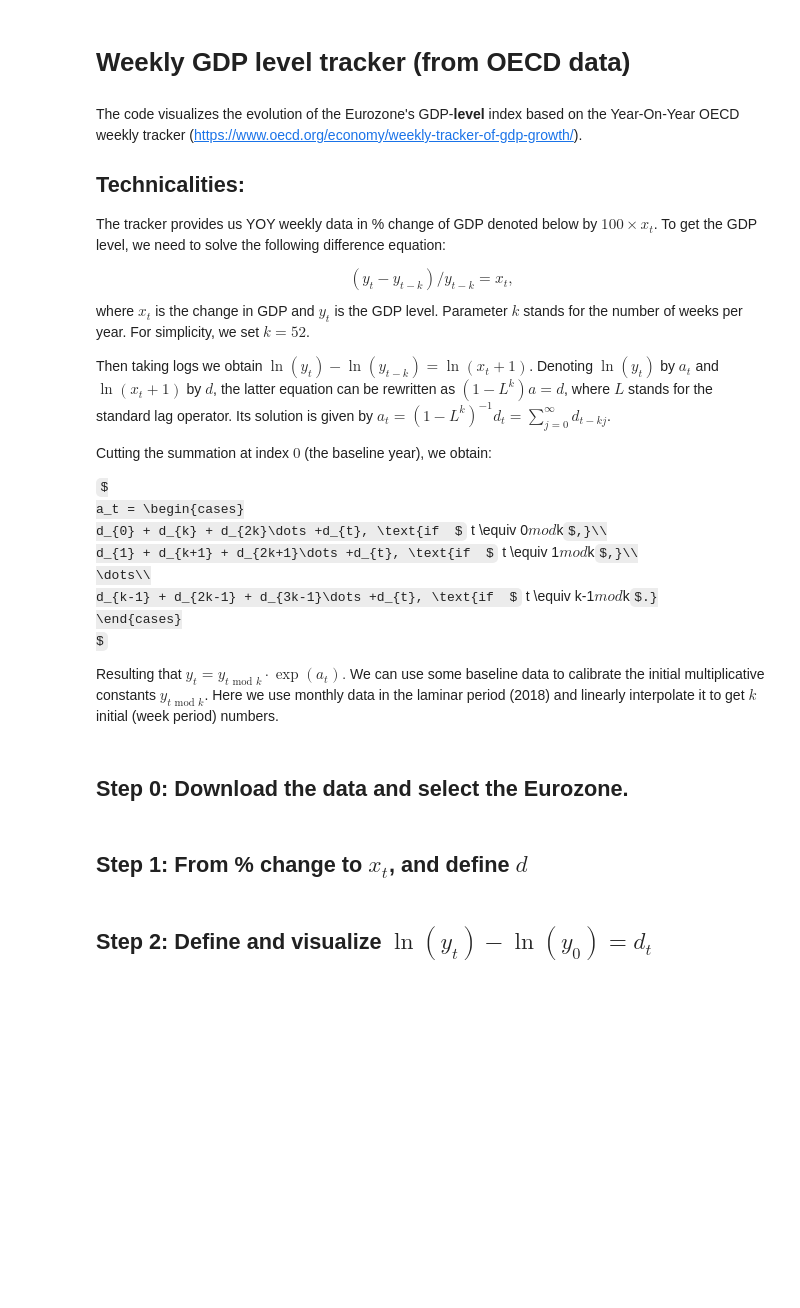
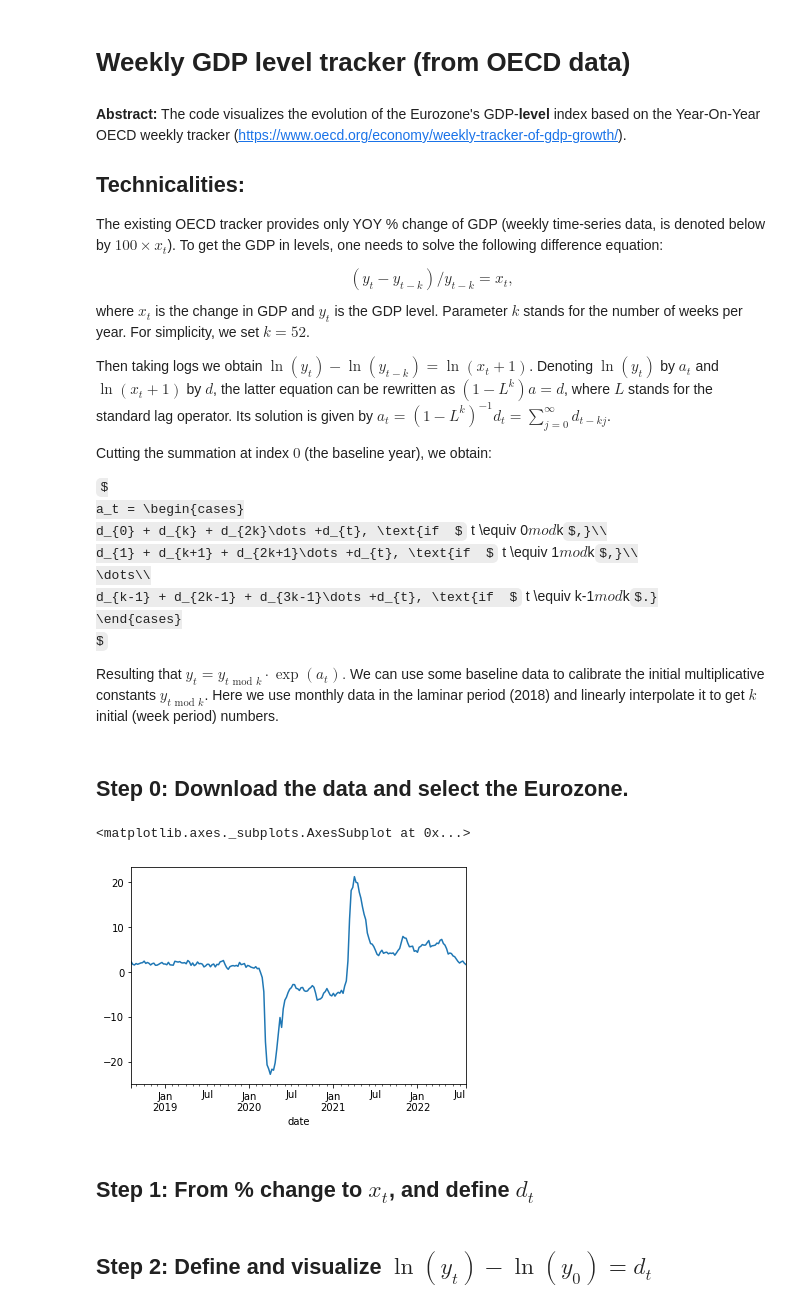
Before and after one commit to lexmar07/Weekly_GDP_level_tracker, a Jupyter notebook: GDP_level_weekly_tracker.ipynb, the cells around one changed output. Cells and saved outputs as stored; diff of their text form; code cells hidden in the pictures; some formulas as TeX source; blank space fills up the shorter version.

```diff
--- a/GDP_level_weekly_tracker.ipynb
+++ b/GDP_level_weekly_tracker.ipynb
@@ -3,11 +3,11 @@
 # %% [markdown]
 # Weekly GDP level tracker (from OECD data)
 # %% [markdown]
-The code visualizes the evolution of the Eurozone's GDP-**level**  index  based on the Year-On-Year OECD weekly tracker (https://www.oecd.org/economy/weekly-tracker-of-gdp-growth/).
+**Abstract:** The code visualizes the evolution of the Eurozone's GDP-**level**  index  based on the Year-On-Year OECD weekly tracker (https://www.oecd.org/economy/weekly-tracker-of-gdp-growth/).
 
 ## Technicalities:
 
-The tracker provides us YOY weekly data in \% change of GDP denoted below by $100 \times x_t$. To get the GDP level, we need to solve the following difference equation:
+The existing OECD tracker provides only YOY \% change of GDP (weekly time-series  data, is denoted below by $100 \times x_t$). To get the GDP in levels, one needs to solve the following difference equation:
 
 $$(y_t - y_{t-k})/y_{t-k} = x_t,$$
 where $x_t$ is the change in GDP  and $y_t$ is the GDP level.
@@ -58,3 +55,14 @@ df_euro = df[df["region"] == "Eurozone"]
+# %%
+# Eurozone only
+df_euro = df[df["region"] == "Eurozone"]
+
+# plot data,
+# one can see the effect of the COVID - "low base" for the YOY data: the sharp increase of GDP in March 2021
+dataset = df_euro.pivot(index='date',columns='region')[['Tracker (yoy)']]
+dataset.iloc[:, 0].plot(x ='date', y='')
+# %% [output]
+<matplotlib.axes._subplots.AxesSubplot at 0x...>
+[figure, added]
 # %% [markdown]
-## Step 1: From % change to $x_t$, and define $d$
+## Step 1: From % change to $x_t$, and define $d_t$
 # %%
```
Also changed, not shown: parts of 2 cells of this notebook.
